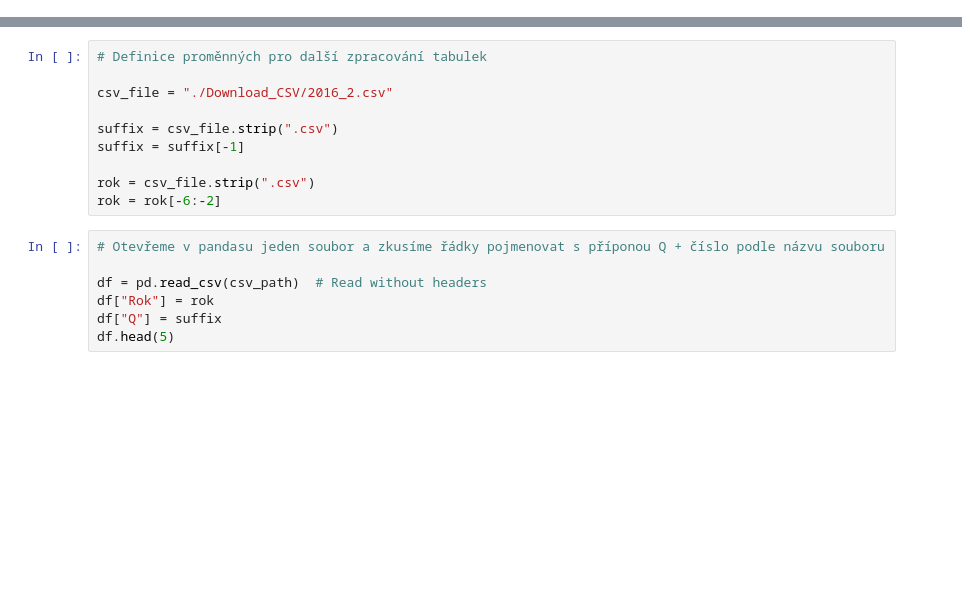
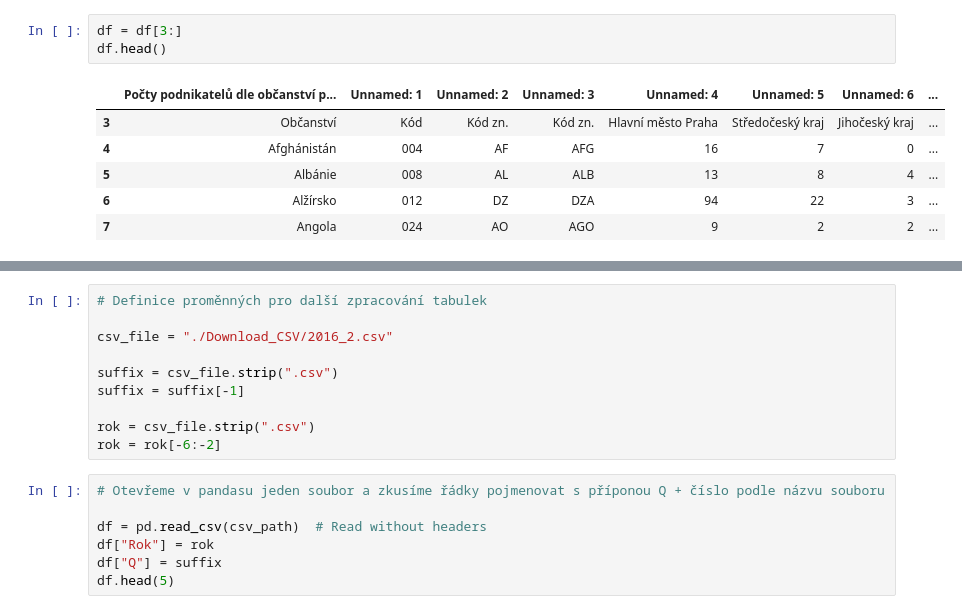
Before and after one commit to trodlermichal/muni_podnikatele_v_cr_podle_narodnosti, a Jupyter notebook: Preprocessing.ipynb, the cells around one changed output, grey strips where cells are left out. Drawn from its saved outputs; the diff is of its cells as text; blank space fills up the shorter version.

```diff
--- a/Preprocessing.ipynb
+++ b/Preprocessing.ipynb
@@ -16,3 +19,13 @@ download_path = "./"
+# %%
+df = df[3:]
+df.head()
+# %% [output]
+|  | Počty podnikatelů dle občanství p... | Unnamed: 1 | Unnamed: 2 | Unnamed: 3 | Unnamed: 4 | Unnamed: 5 | Unnamed: 6 | ... |
+| 3 | Občanství | Kód | Kód zn. | Kód zn. | Hlavní město Praha | Středočeský kraj | Jihočeský kraj | ... |
+| 4 | Afghánistán | 004 | AF | AFG | 16 | 7 | 0 | ... |
+| 5 | Albánie | 008 | AL | ALB | 13 | 8 | 4 | ... |
+| 6 | Alžírsko | 012 | DZ | DZA | 94 | 22 | 3 | ... |
+| 7 | Angola | 024 | AO | AGO | 9 | 2 | 2 | ... |
 # %%
 # Automatizace převodu celé složky .XLSX na správné .CSV
 # Otevře, převede na .csv, odebere 4 první řádky,
```
Also changed, not shown: parts of 4 cells of this notebook, 16 other files.
